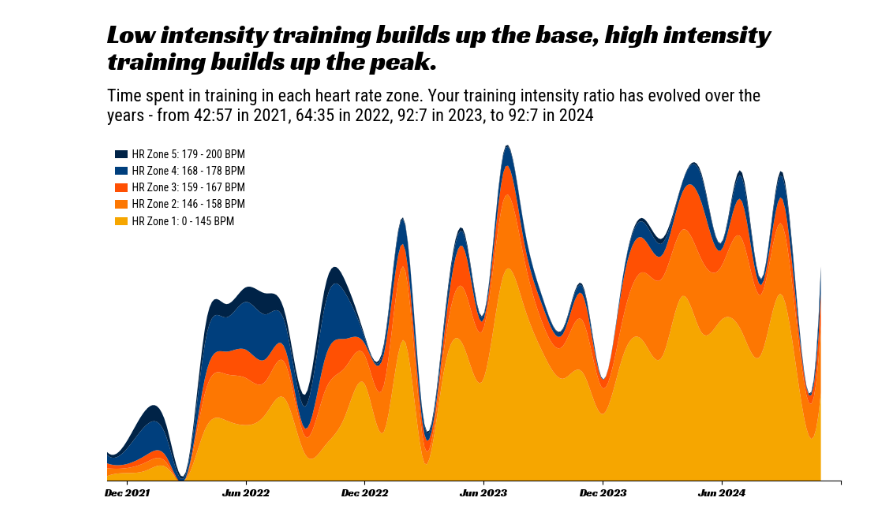
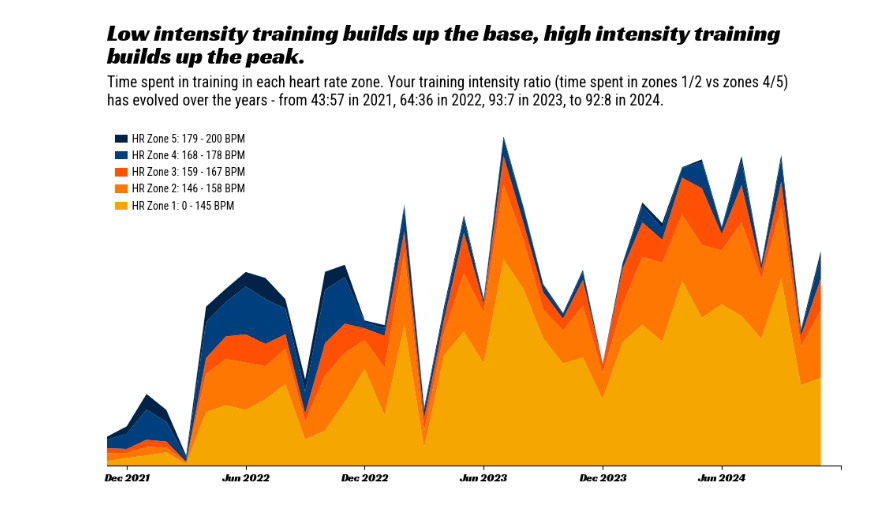
Before and after one commit to NotDachun/trainingpeaks-rewind, a Jupyter notebook: notebooks/stacked_linechart.ipynb, the cells around one changed output. Cells and saved outputs as stored; diff of their text form; code cells hidden in the pictures.

```diff
--- a/notebooks/stacked_linechart.ipynb
+++ b/notebooks/stacked_linechart.ipynb
@@ -49,22 +48,16 @@ df_months = pd.concat(df_months).reset_index(drop=True)
 df_pivot = df_months.pivot(index=groupby_cols[0], columns="hr_zone", values="total_time")
 # %%
 x_values = df_pivot.index.map(lambda date: pd.to_datetime(date).year + pd.to_datetime(date).month / 12)
-x_smooth = np.linspace(x_values.min(), x_values.max(), 300)
-
-pivot_smooth = pd.DataFrame({hr_zone: make_interp_spline(x_values, df_pivot[hr_zone])(x_smooth)
-                             for hr_zone in df_pivot.columns})
-pivot_smooth = pivot_smooth.fillna(0)
 
 plt.figure(figsize=(12, 6))
 plt.stackplot(
-    x_smooth,
-    pivot_smooth.values.T,
-    labels=pivot_smooth.columns,
+    x_values,
+    df_pivot.values.T,
+    labels=df_pivot.columns,
     colors=colors)
-plt.text(2021.91666667, 2459,
-         'Low intensity training builds up the base, high intensity \ntraining builds up the peak.',
-         fontsize=24,
-         color='black',
+plt.text(2021.91666667, 2400,
+         'Low intensity training builds up the base, high intensity training \nbuilds up the peak.',
+         fontsize=21,
          font=title_font)
 low_zones = ["HRZone1Minutes", "HRZone2Minutes"]
 high_zones = ["HRZone4Minutes", "HRZone5Minutes"]
@@ -74,12 +67,12 @@ def calc_ratio(year):
     low = year_data[year_data["hr_zone"].isin(low_zones)]["total_time"].sum()
     high = year_data[year_data["hr_zone"].isin(high_zones)]["total_time"].sum()
     total = low + high  # Only consider low and high zones for the total
-    return f"{int(100 * low/total)}:{int(100 * high/total)}"
+    return f"{round(100 * low/total)}:{round(100 * high/total)}"
 
 plt.text(2021.91666667, 2150,
-         'Time spent in training in each heart rate zone. Your training intensity ratio has evolved over the \nyears - ' +
-         f'from {calc_ratio(2021)} in 2021, {calc_ratio(2022)} in 2022, {calc_ratio(2023)} in 2023, to {calc_ratio(2024)} in 2024',
-         fontsize=16,
+         'Time spent in training in each heart rate zone. Your training intensity ratio (time spent in zones 1/2 vs zones 4/5)\n' +
+         f'has evolved over the years - from {calc_ratio(2021)} in 2021, {calc_ratio(2022)} in 2022, {calc_ratio(2023)} in 2023, to {calc_ratio(2024)} in 2024.',
+         fontsize=14,
          font=body_font)
 
 ax = plt.gca()
@@ -112,39 +105,39 @@ legend_y = 1950
 rect_width = 20  # Width of the rectangle in data coordinates
 rect_height = 50  # Height of the rectangle in data coordinates
 
-for hr_zone, color in reversed(list(zip(pivot_smooth.columns, colors))):
+for hr_zone, color in reversed(list(zip(df_pivot.columns, colors))):
     # Add colored rectangle
     rect = plt.Rectangle((2021.95, legend_y - rect_height/2),
                         rect_width/365, rect_height,  # Convert width to year units
                         facecolor=color,
                         edgecolor='none')
     ax.add_patch(rect)
 
     # Add text after rectangle
     plt.text(2022.0, legend_y, "  " + col_to_annotation[hr_zone],  # Added spacing with "  "
              ha='left', va='center', fontsize=10,
              font=body_font, color='black')  # Changed text color to black for better readability
 
     legend_y -= 100
 
 ax.spines["right"].set_visible(False)
 ax.spines["top"].set_visible(False)
 ax.spines["left"].set_visible(False)
 ax.tick_params(left=False, labelleft=False)
 
-ax.set_ylim(0, pivot_smooth.iloc[-1].cumsum().max() * 1.7)
+ax.set_ylim(0, df_pivot.iloc[-1].cumsum().max() * 1.7)
 ax.set_xlim(2021.91666667, 2025.0)
 ax.set_xticklabels([
     "",
     "Dec 2021",
     "Jun 2022",
     "Dec 2022",
     "Jun 2023",
     "Dec 2023",
     "Jun 2024"
 ], fontsize=12, font=title_font)
 
 plt.savefig('../figures/stacked_linechart.png', dpi=500, bbox_inches='tight')
 plt.show()
 # %% [output]
-[figure, old version]
+[figure, new version]
```
Also changed, not shown: parts of 2 cells of this notebook, 8 other files.
